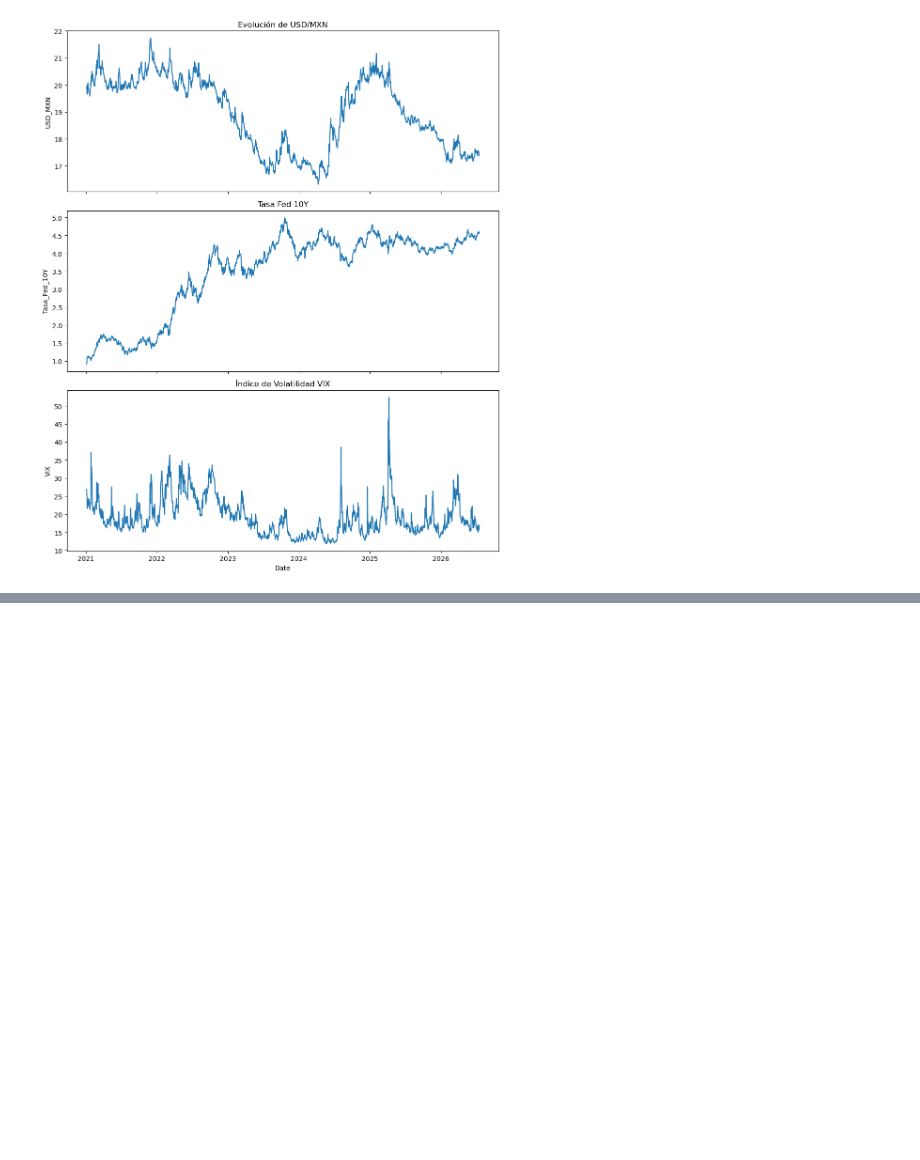
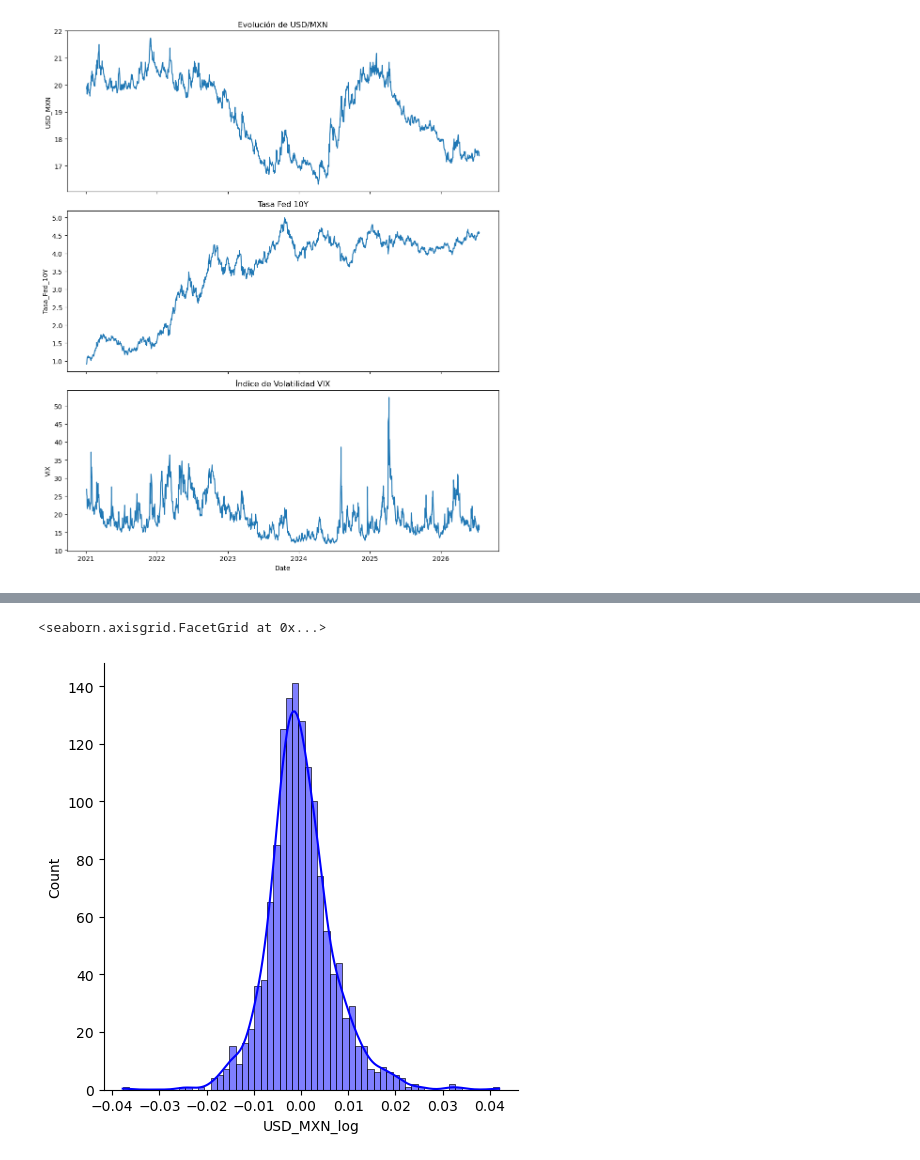
Before and after one commit to mari0ocape1-art/usd-mxn-volatility-switching-ml, a Jupyter notebook: notebook_1.ipynb, the cells around one changed output, grey strips where cells are left out. Cells and saved outputs as stored; diff of their text form; code cells hidden in the pictures; blank space fills up the shorter version.

```diff
--- a/notebook_1.ipynb
+++ b/notebook_1.ipynb
@@ -499,0 +276,18 @@ plt.show()
+# %%
+import numpy as np
+
+# 1. EL TRUCO MAESTRO: Clonamos el DataFrame completo de un solo jalón
+# df_analisis nace con el mismo índice 'Date' y las columnas originales intactas
+df_analisis = df_main_clean.copy()
+
+# 2. Sobreescribimos las columnas aplicando el Logaritmo Natural PLANO a las tres por igual
+# (Tu set de datos se mantiene completo, simétrico y sin generar un solo dato vacío)
+df_analisis["USD_MXN_log"] = np.log(df_analisis["USD_MXN"])
+df_analisis["Tasa_Fed_10Y_log"] = np.log(df_analisis["Tasa_Fed_10Y"])
+df_analisis["VIX_log"] = np.log(df_analisis["VIX"])
+
+# 3. Limpiamos el DataFrame dejando estrictamente las tres versiones con logaritmo
+df_analisis = df_analisis[["USD_MXN_log", "Tasa_Fed_10Y_log", "VIX_log"]]
+
+# Visualizamos tu nuevo tablero de control de preprocesamiento
+df_analisis.head()
@@ -499,0 +486,11 @@ plt.show()
+# %%
+sns.displot(
+    data=df_estacionario,
+    x='USD_MXN_log',
+    kind='hist',
+    kde=True,
+    color='blue'
+)
+# %% [output]
+<seaborn.axisgrid.FacetGrid at 0x...>
+[figure, added]
```
Also changed, not shown: parts of 47 cells of this notebook.
